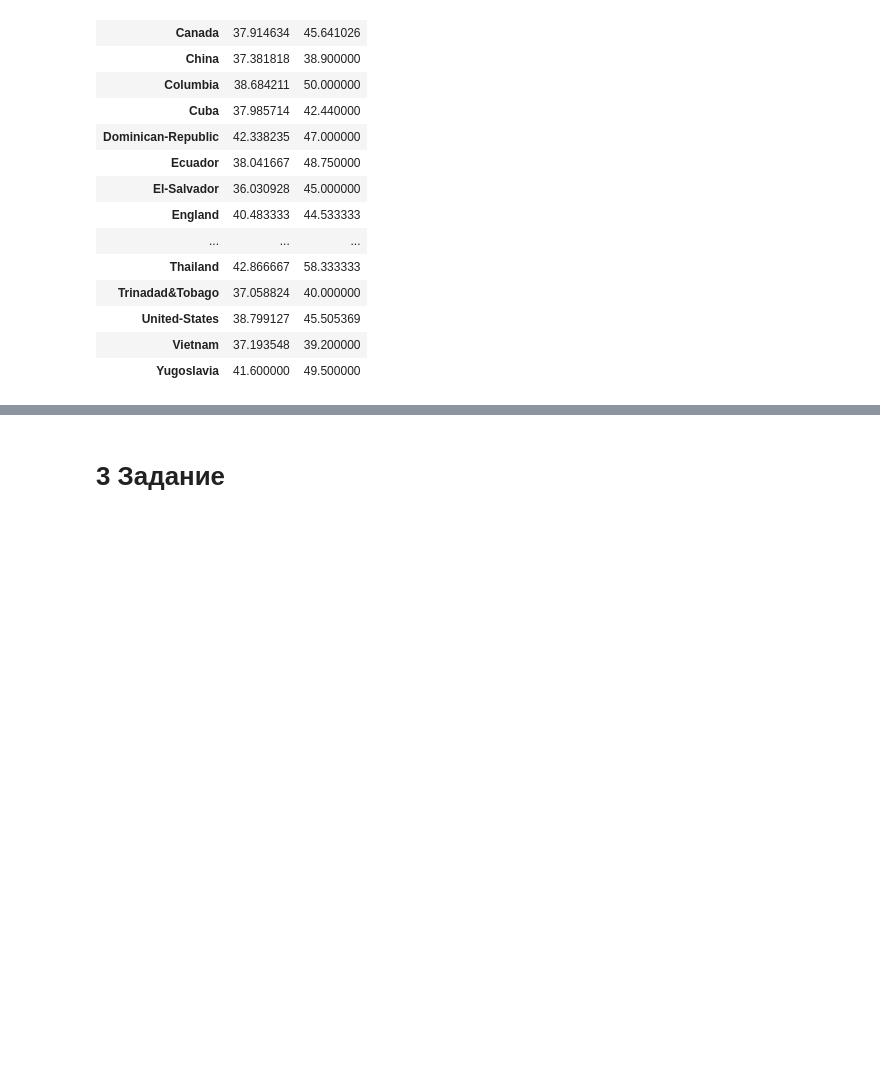
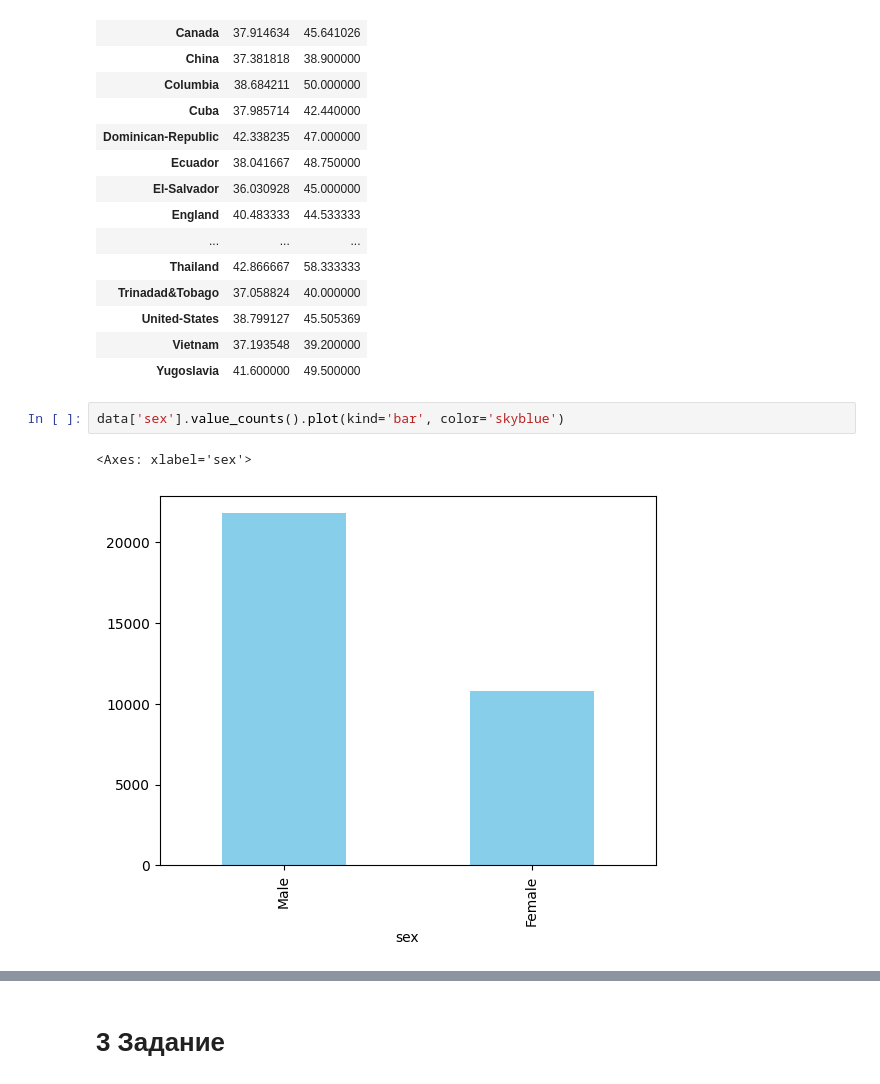
Before and after one commit to TimmmofeyD/timo_3_course, a Jupyter notebook: practice_1.ipynb, the cells around one changed output, grey strips where cells are left out. Drawn from its saved outputs; the diff is of its cells as text; blank space fills up the shorter version.

Commit message:
add graphics for 2 task and describe for 3 task

```diff
--- a/practice_1.ipynb
+++ b/practice_1.ipynb
@@ -177,3 +186,8 @@ data.groupby(['native-country', 'salary'])['hours-per-week'].mean().unstack()
 | United-States | 38.799127 | 45.505369 |
 | Vietnam | 37.193548 | 39.200000 |
 | Yugoslavia | 41.600000 | 49.500000 |
+# %%
+data['sex'].value_counts().plot(kind='bar', color='skyblue')
+# %% [output]
+<Axes: xlabel='sex'>
+[figure, added]
```
Also changed, not shown: parts of 6 cells of this notebook.
